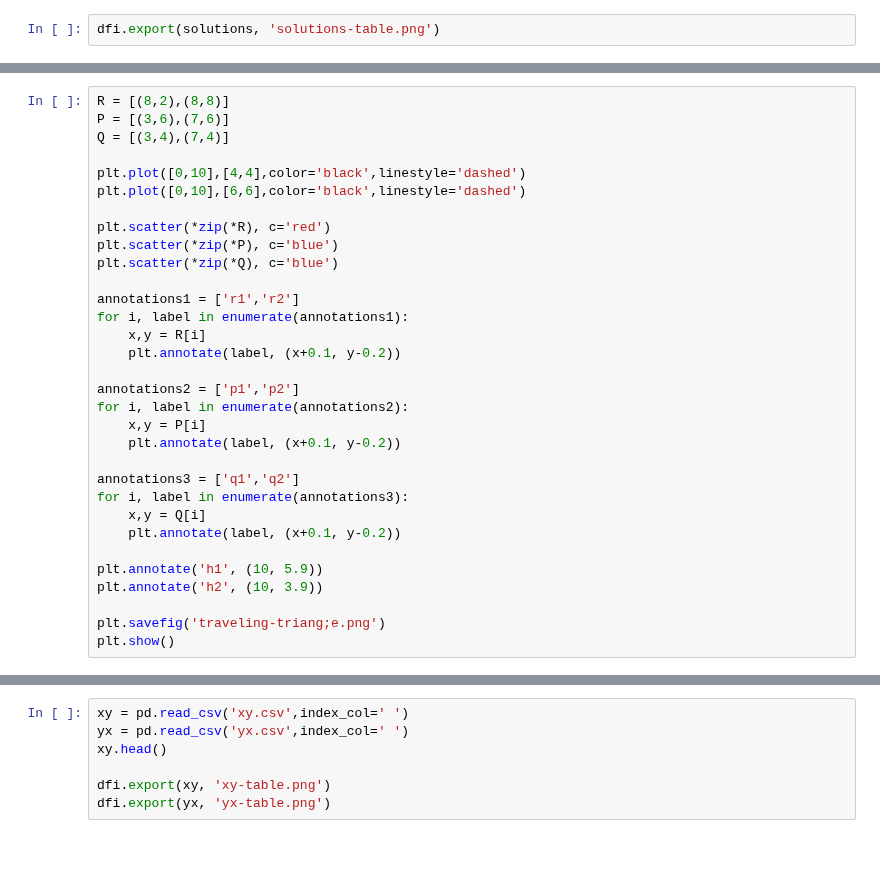
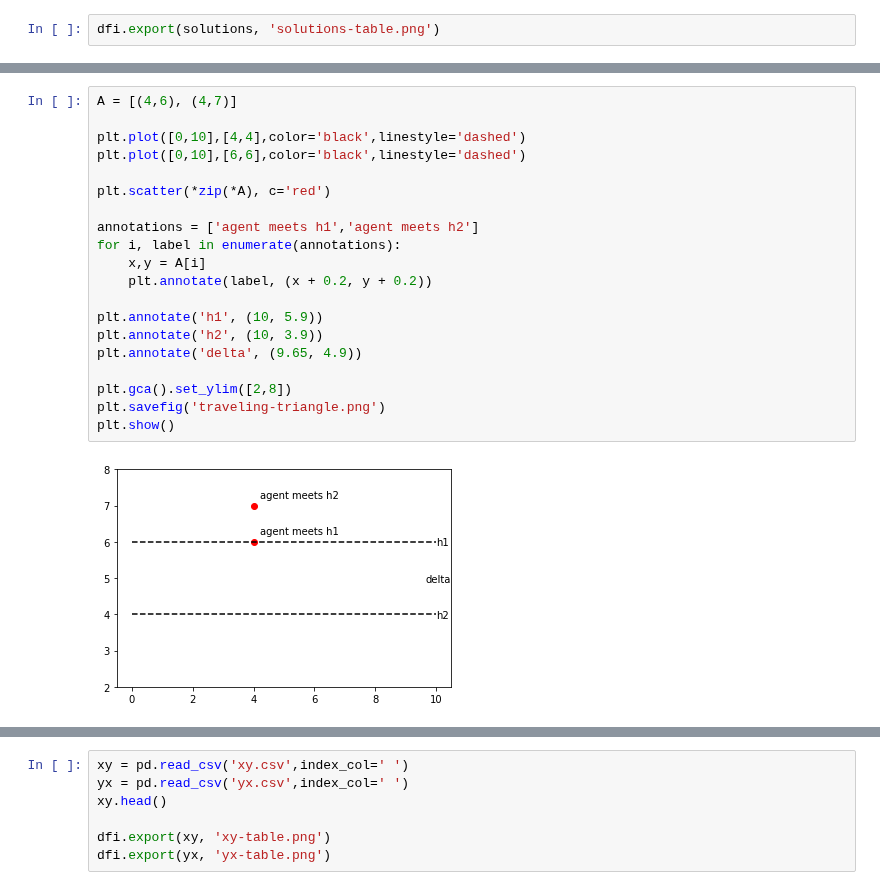
Before and after one commit to Elilgo324/dsd, a Jupyter notebook: paper-plots/paper_plots.ipynb, the cells around one changed output, grey strips where cells are left out. Drawn from its saved outputs; the diff is of its cells as text; blank space fills up the shorter version.

```diff
--- a/paper-plots/paper_plots.ipynb
+++ b/paper-plots/paper_plots.ipynb
@@ -127,35 +149,25 @@ plt.show()
 # %%
-R = [(8,2),(8,8)]
-P = [(3,6),(7,6)]
-Q = [(3,4),(7,4)]
+A = [(4,6), (4,7)]
 
 plt.plot([0,10],[4,4],color='black',linestyle='dashed')
 plt.plot([0,10],[6,6],color='black',linestyle='dashed')
 
-plt.scatter(*zip(*R), c='red')
-plt.scatter(*zip(*P), c='blue')
-plt.scatter(*zip(*Q), c='blue')
+plt.scatter(*zip(*A), c='red')
 
-annotations1 = ['r1','r2']
-for i, label in enumerate(annotations1):
-    x,y = R[i]
-    plt.annotate(label, (x+0.1, y-0.2))
-
-annotations2 = ['p1','p2']
-for i, label in enumerate(annotations2):
-    x,y = P[i]
-    plt.annotate(label, (x+0.1, y-0.2))
-
-annotations3 = ['q1','q2']
-for i, label in enumerate(annotations3):
-    x,y = Q[i]
-    plt.annotate(label, (x+0.1, y-0.2))
+annotations = ['agent meets h1','agent meets h2']
+for i, label in enumerate(annotations):
+    x,y = A[i]
+    plt.annotate(label, (x + 0.2, y + 0.2))
 
 plt.annotate('h1', (10, 5.9))
 plt.annotate('h2', (10, 3.9))
+plt.annotate('delta', (9.65, 4.9))
 
-plt.savefig('traveling-triang;e.png')
+plt.gca().set_ylim([2,8])
+plt.savefig('traveling-triangle.png')
 plt.show()
+# %% [output]
+[figure, added]
 # %%
 seed(6)
 
```
Also changed, not shown: parts of 14 cells of this notebook, 4 other files.
